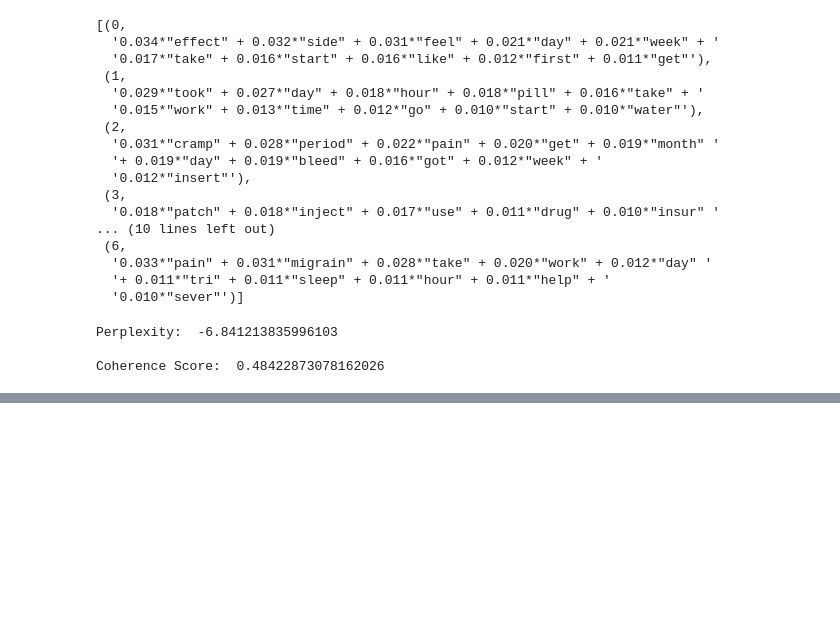
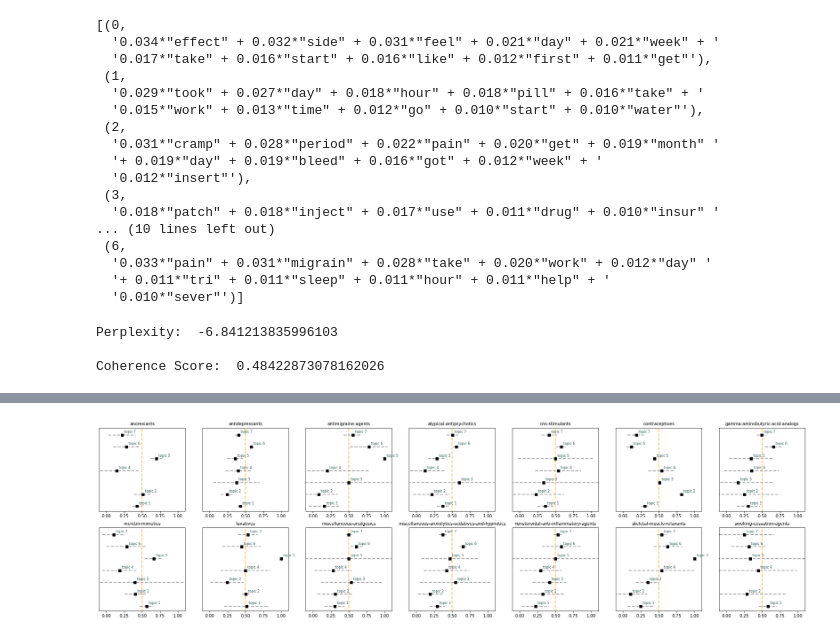
Before and after one commit to Niccolo-Rocchi/Text-Mining-Project, a Jupyter notebook: Topic Modeling/LDA.ipynb, the cells around one changed output, grey strips where cells are left out. Drawn from its saved outputs; the diff is of its cells as text; code cells hidden in the pictures; blank space fills up the shorter version.

```diff
--- a/Topic Modeling/LDA.ipynb
+++ b/Topic Modeling/LDA.ipynb
@@ -224,0 +539,16 @@ sorted(dict(zip(*np.unique([itm[0] for itm in data['review'].str.findall(r'{}'.f
+# %%
+# Create confidence intervals for proportion (topic prevalence in positive rating for each drugClass)
+results = data.groupby(['top_topic', 'positiveness', 'drugClass'], as_index = False).count()[['top_topic','drugClass', 'positiveness', 'index']].rename({'index':'count', 'top_topic' : 'topic'}, axis = 1)
+n = results.groupby(['topic', 'drugClass'], as_index = False).sum()[['topic', 'drugClass','count']].rename({'count':'n'}, axis = 1)
+results = pd.merge(results, n, how = 'left', on = ['topic', 'drugClass'])
+results['p'] = results.apply(lambda x: round(x['count']/x['n'], 3), axis =1)
+results['lower'] = results.apply(lambda x: conf_int_prop(x, conf, 'lower'), axis = 1)
+results['upper'] = results.apply(lambda x: conf_int_prop(x, conf, 'upper'), axis = 1)
+
+# Filter positive topics
+results = results[results['positiveness'] == 1]
+
+# Rename topics
+results['topic'] = results['topic'].apply(lambda x: x+1)
+
+results.head()
@@ -224,0 +562,31 @@ sorted(dict(zip(*np.unique([itm[0] for itm in data['review'].str.findall(r'{}'.f
+# %%
+# Plots
+fig, axs = plt.subplots(2, 7, figsize = (30, 8))
+i, j = 0, 0
+for c in np.unique(results['drugClass']):
+  df = results[results['drugClass'] == c]
+  axs[i, j].scatter('p', 'topic', data = df,
+         color = 'black', s = 35, marker = 's', zorder = 1)
+  axs[i, j].hlines('topic', 'lower', 'upper', data = df,
+           colors='#a8a8a8', linestyles = 'dashed', linewidth = 2, zorder = 0)
+  axs[i, j].vlines(0.5, -1, 8,
+           colors='#ff9900', linestyles = 'dashed', linewidth = 2, zorder = -1, alpha = 0.6)
+  axs[i, j].set_title(f"{c}", fontsize = 10)
+  axs[i, j].set_xlim((-0.1, 1.1))
+  axs[i, j].set_ylim((0.6, 7.6))
+  axs[i, j].set_yticks([])
+
+  # annotation
+  annotation = df.copy()
+  annotation['topic_string'] = annotation['topic'].apply(lambda x: f'topic {x}')
+  annotation = pd.DataFrame(annotation.set_index('topic_string')[['p','topic']])
+  for k, v in annotation.iterrows():
+      axs[i, j].annotate(k, v,
+                  xytext=(5,5), textcoords='offset points',
+                  family='sans-serif', fontsize=8, color='darkslategrey')
+
+  j += 1
+  if j == 7:
+    i, j = 1, 0
+# %% [output]
+[figure, added]
```
Also changed, not shown: parts of 27 cells of this notebook.
